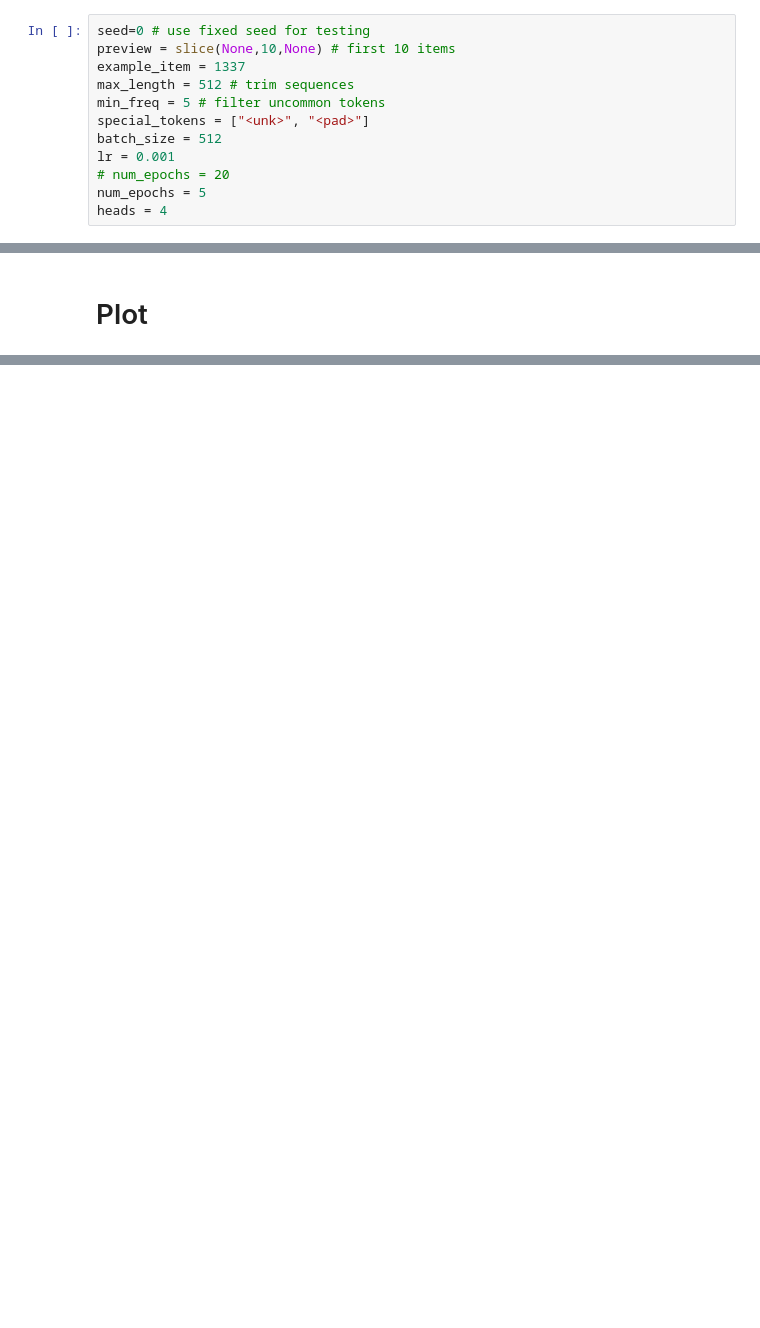
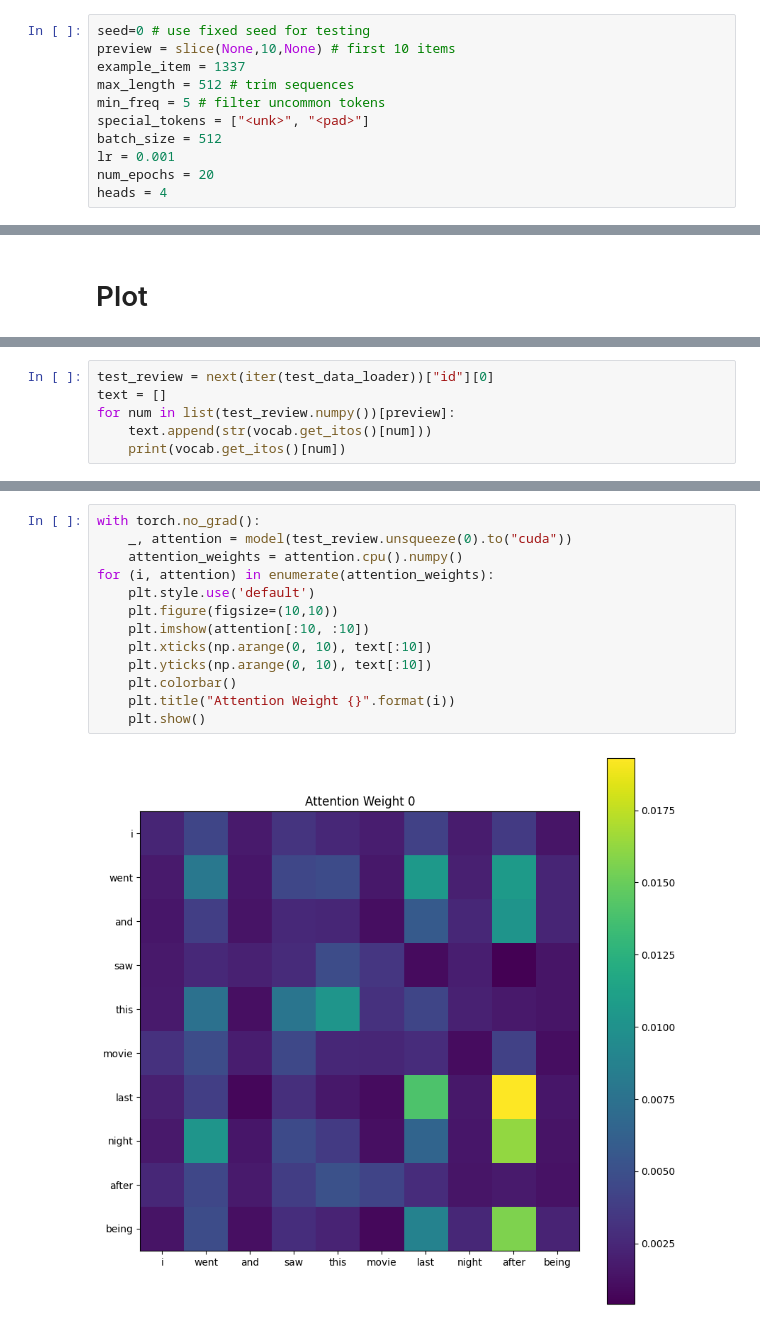
Before and after one commit to happyearthbytes/transformer, a Jupyter notebook: transformer.ipynb, the cells around one changed output, grey strips where cells are left out. Drawn from its saved outputs; the diff is of its cells as text; blank space fills up the shorter version.

```diff
--- a/transformer.ipynb
+++ b/transformer.ipynb
@@ -32,8 +32,7 @@ min_freq = 5 # filter uncommon tokens
 special_tokens = ["<unk>", "<pad>"]
 batch_size = 512
 lr = 0.001
-# num_epochs = 20
-num_epochs = 5
+num_epochs = 20
 heads = 4
 # %%
 np.random.seed(seed)
@@ -284,0 +305,6 @@ plt.show()
+# %%
+test_review = next(iter(test_data_loader))["id"][0]
+text = []
+for num in list(test_review.numpy())[preview]:
+    text.append(str(vocab.get_itos()[num]))
+    print(vocab.get_itos()[num])
@@ -284,0 +326,15 @@ plt.show()
+# %%
+with torch.no_grad():
+    _, attention = model(test_review.unsqueeze(0).to("cuda"))
+    attention_weights = attention.cpu().numpy()
+for (i, attention) in enumerate(attention_weights):
+    plt.style.use('default')
+    plt.figure(figsize=(10,10))
+    plt.imshow(attention[:10, :10])
+    plt.xticks(np.arange(0, 10), text[:10])
+    plt.yticks(np.arange(0, 10), text[:10])
+    plt.colorbar()
+    plt.title("Attention Weight {}".format(i))
+    plt.show()
+# %% [output]
+[figure, added]
```
Also changed, not shown: parts of 8 cells of this notebook, 4 other files.
